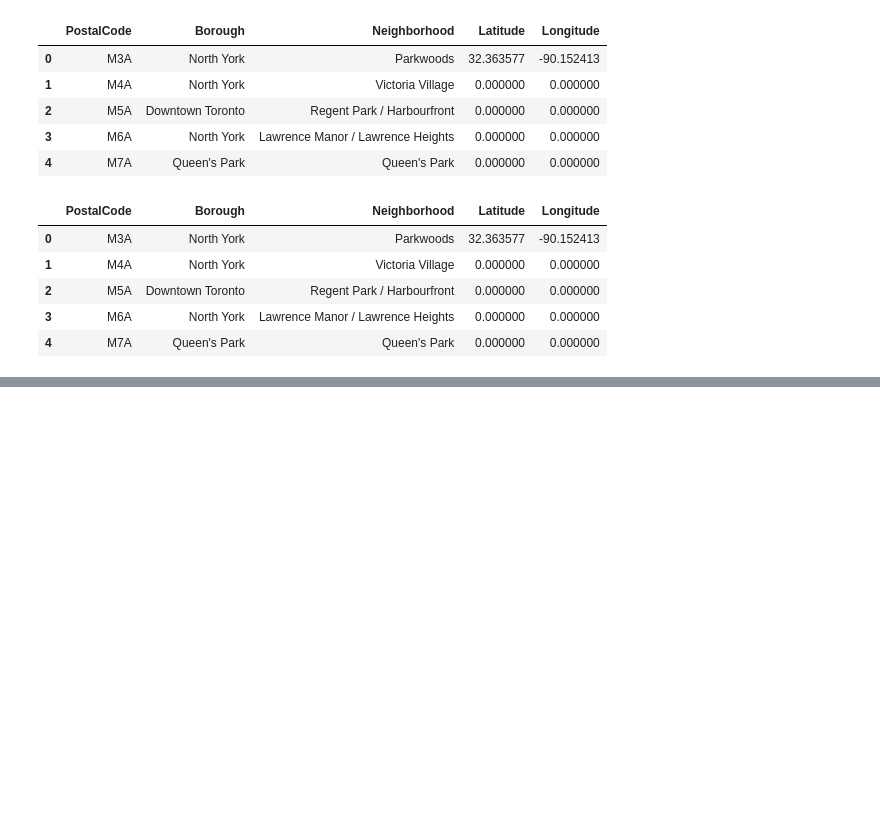
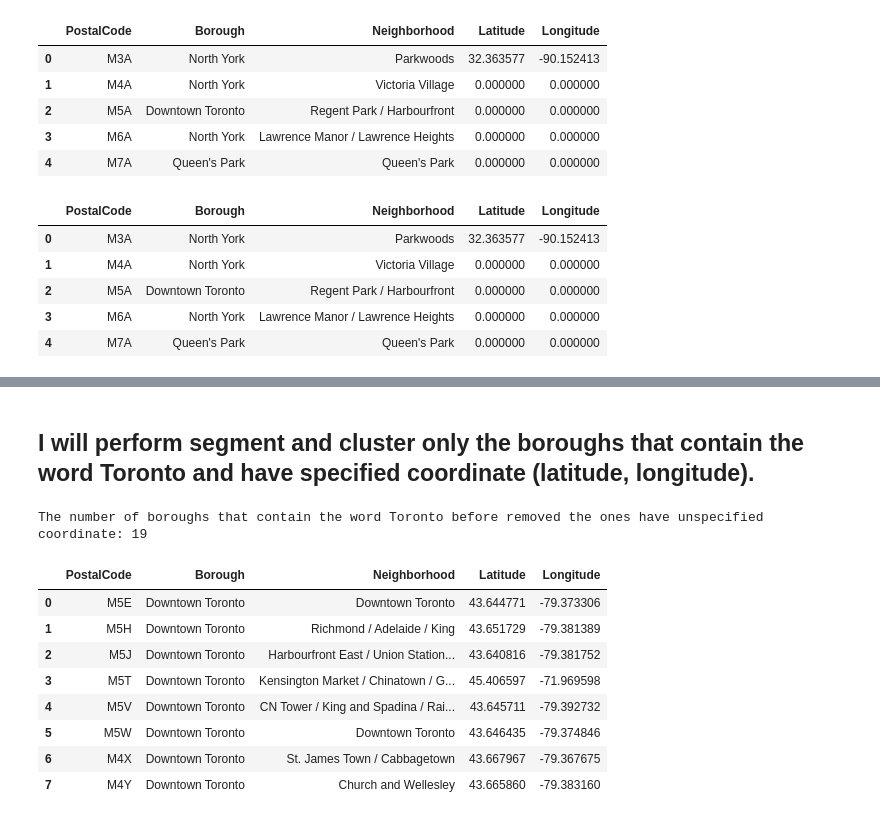
Before and after one commit to timbake/data-science-capstone-coursera, a Jupyter notebook: Seg_Clu_Neighborhood_Toronto.ipynb, the cells around one changed output, grey strips where cells are left out. Drawn from its saved outputs; the diff is of its cells as text; code cells hidden in the pictures; blank space fills up the shorter version.

```diff
--- a/Seg_Clu_Neighborhood_Toronto.ipynb
+++ b/Seg_Clu_Neighborhood_Toronto.ipynb
@@ -150,0 +218,17 @@ dfTest.head()
+# %% [markdown]
+## I will perform segment and cluster only the boroughs that contain the word Toronto and have specified coordinate (latitude, longitude).
+# %%
+print("The number of boroughs that contain the word Toronto before removed the ones have unspecified coordinate: {}".format(dfPostalCode[dfPostalCode.Borough.str.contains("Toronto")].shape[0]))
+dfTorontoBoroughs = dfPostalCode[(dfPostalCode.Borough.str.contains("Toronto")) & (dfPostalCode.Latitude != 0) & (dfPostalCode.Longitude != 0)].reset_index(drop=True)
+dfTorontoBoroughs
+# %% [output]
+The number of boroughs that contain the word Toronto before removed the ones have unspecified coordinate: 19
+|  | PostalCode | Borough | Neighborhood | Latitude | Longitude |
+| 0 | M5E | Downtown Toronto | Downtown Toronto | 43.644771 | -79.373306 |
+| 1 | M5H | Downtown Toronto | Richmond / Adelaide / King | 43.651729 | -79.381389 |
+| 2 | M5J | Downtown Toronto | Harbourfront East / Union Station... | 43.640816 | -79.381752 |
+| 3 | M5T | Downtown Toronto | Kensington Market / Chinatown / G... | 45.406597 | -71.969598 |
+| 4 | M5V | Downtown Toronto | CN Tower / King and Spadina / Rai... | 43.645711 | -79.392732 |
+| 5 | M5W | Downtown Toronto | Downtown Toronto | 43.646435 | -79.374846 |
+| 6 | M4X | Downtown Toronto | St. James Town / Cabbagetown | 43.667967 | -79.367675 |
+| 7 | M4Y | Downtown Toronto | Church and Wellesley | 43.665860 | -79.383160 |
```
Also changed, not shown: parts of 35 cells of this notebook.
